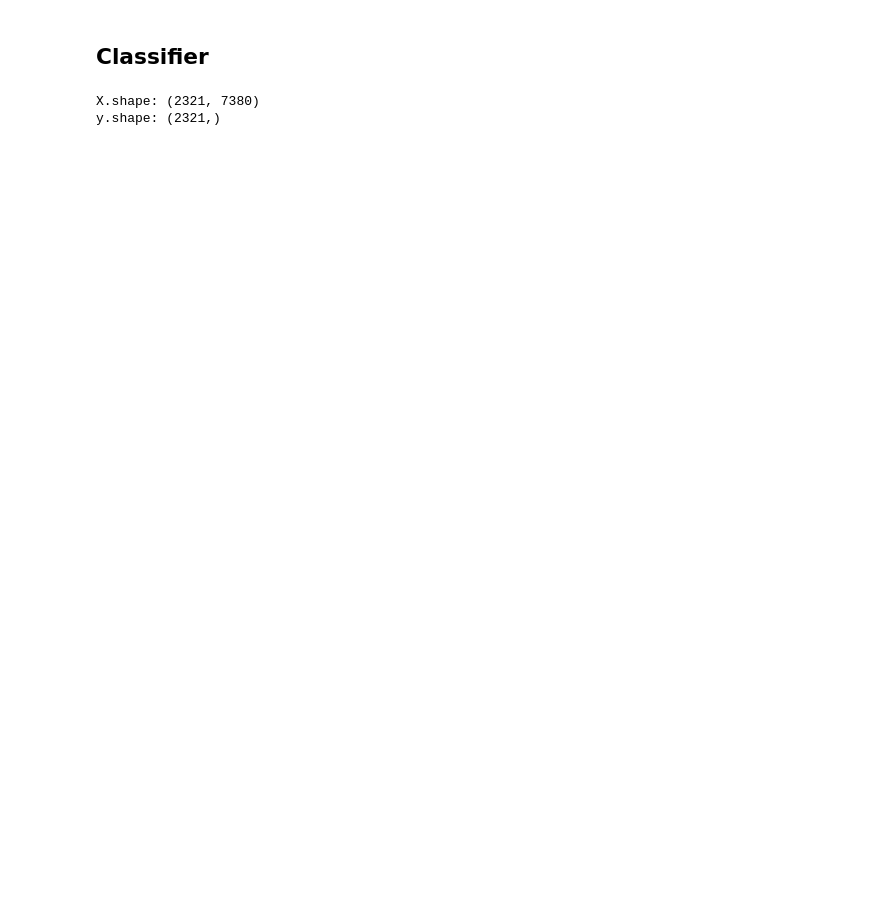
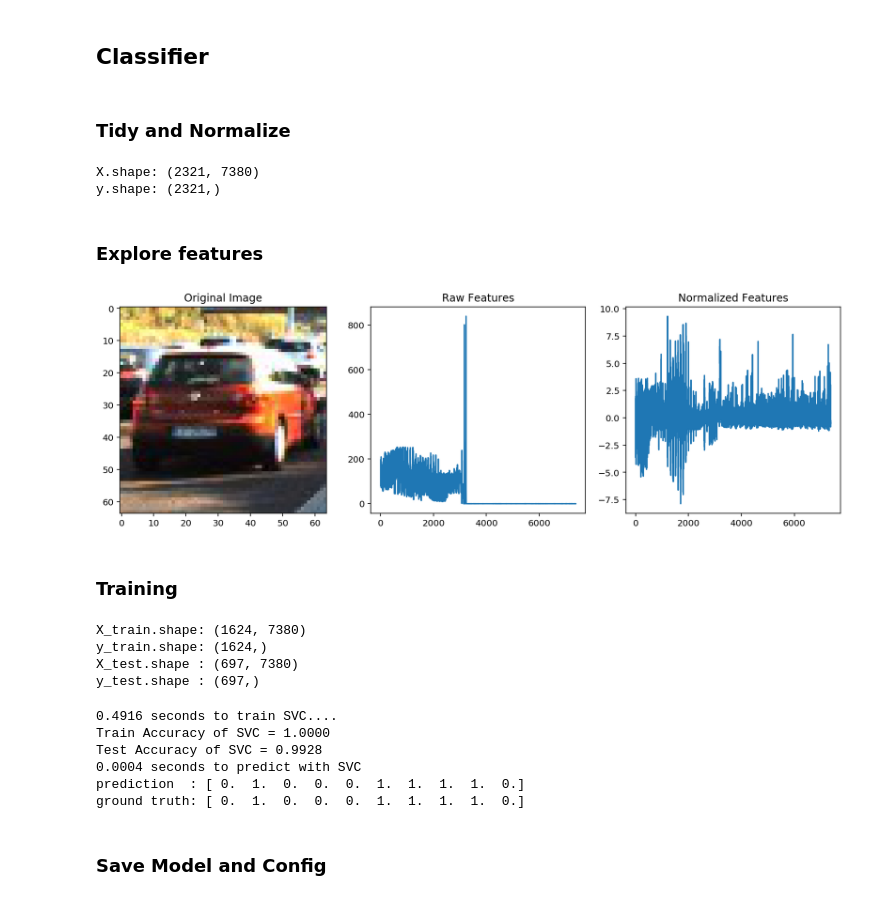
Before and after one commit to StarsMyDestination/ML-Car-Detection, a Jupyter notebook: classic cv/SVM_Training.ipynb, the cells around one changed output. Cells and saved outputs as stored; diff of their text form; code cells hidden in the pictures; blank space fills up the shorter version.

```diff
--- a/classic cv/SVM_Training.ipynb
+++ b/classic cv/SVM_Training.ipynb
@@ -81,5 +81,7 @@ Wall time: 9.18 s
 # %% [markdown]
 ## Classifier
+# %% [markdown]
+### Tidy and Normalize
 # %%
 # Create an array stack of feature vectors
 X = np.vstack((car_features, notcar_features)).astype(np.float64)
@@ -94,3 +96,23 @@ scaled_X = X_scaler.transform(X)
 # %% [output]
 X.shape: (2321, 7380)
 y.shape: (2321,)
+# %% [markdown]
+### Explore features
+# %%
+car_ind = np.random.randint(0, len(cars))
+# Plot an example of raw and scaled features
+fig = plt.figure(figsize=(12,4))
+plt.subplot(131)
+plt.imshow(mpimg.imread(cars[car_ind]))
+plt.title('Original Image')
+plt.subplot(132)
+plt.plot(X[car_ind])
+plt.title('Raw Features')
+plt.subplot(133)
+plt.plot(scaled_X[car_ind])
+plt.title('Normalized Features')
+fig.tight_layout()
+# %% [output]
+[figure, added]
+# %% [markdown]
+### Training
@@ -96,0 +124,41 @@ y.shape: (2321,)
+# %%
+# it will also do shuffle
+rand_state = np.random.randint(0, 100)
+X_train, X_test, y_train, y_test = train_test_split(
+    scaled_X, y, test_size=0.3, random_state=rand_state)
+print('X_train.shape: {}'.format(X_train.shape))
+print('y_train.shape: {}'.format(y_train.shape))
+print('X_test.shape : {}'.format(X_test.shape))
+print('y_test.shape : {}'.format(y_test.shape))
+# %% [output]
+X_train.shape: (1624, 7380)
+y_train.shape: (1624,)
+X_test.shape : (697, 7380)
+y_test.shape : (697,)
+# %%
+# Use a linear SVC
+svc = LinearSVC()
+# Check the training time for the SVC
+t=time.time()
+svc.fit(X_train, y_train)
+t2 = time.time()
+print('{:.4f} seconds to train SVC....'.format(t2-t))
+# Check the score of the SVC
+print('Train Accuracy of SVC = {:.4f}'.format(svc.score(X_train, y_train)))
+print('Test Accuracy of SVC = {:.4f}'.format(svc.score(X_test, y_test)))
+# Check the prediction time for a single sample
+t=time.time()
+prediction = svc.predict(X_test[0:10,])
+t2 = time.time()
+print('{:.4f} seconds to predict with SVC'.format(t2-t))
+print('prediction  : {}'.format(prediction))
+print('ground truth: {}'.format(y_test[0:10]))
+# %% [output]
+0.4916 seconds to train SVC....
+Train Accuracy of SVC = 1.0000
+Test Accuracy of SVC = 0.9928
+0.0004 seconds to predict with SVC
+prediction  : [ 0.  1.  0.  0.  0.  1.  1.  1.  1.  0.]
+ground truth: [ 0.  1.  0.  0.  0.  1.  1.  1.  1.  0.]
+# %% [markdown]
+### Save Model and Config
```
Also changed, not shown: parts of 5 cells of this notebook, 1 other file.
